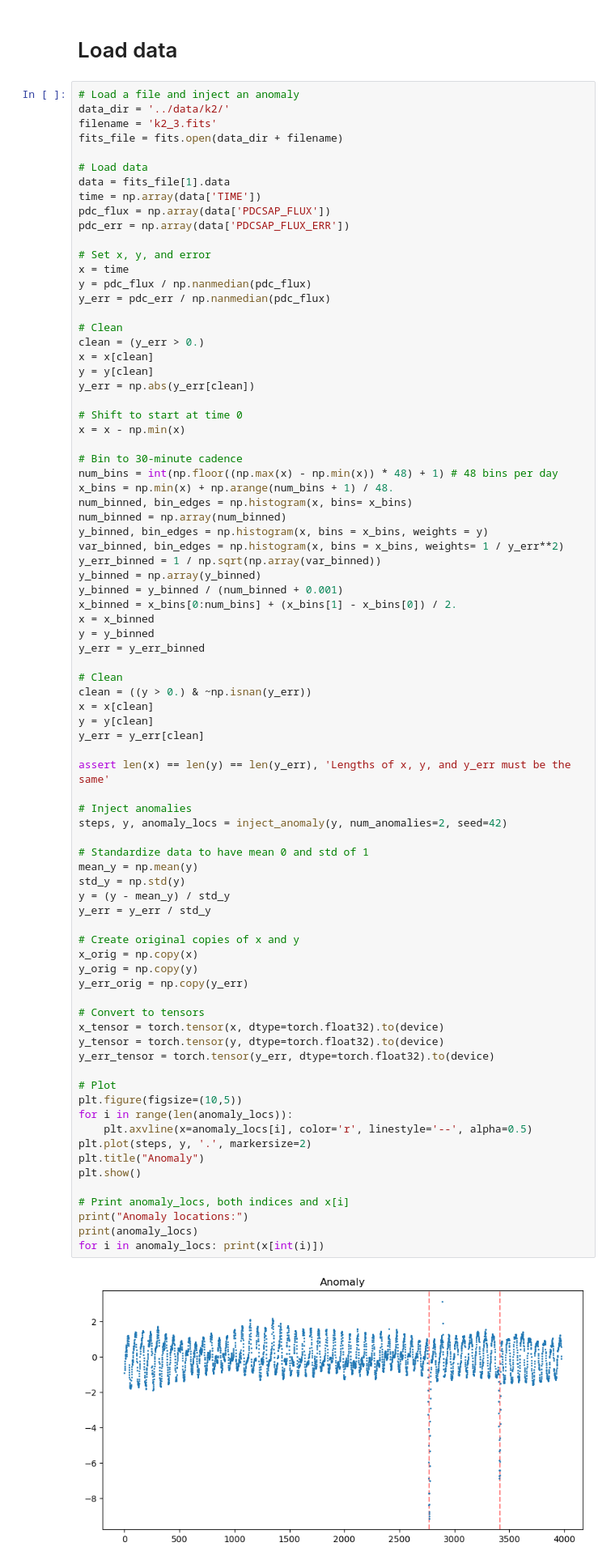
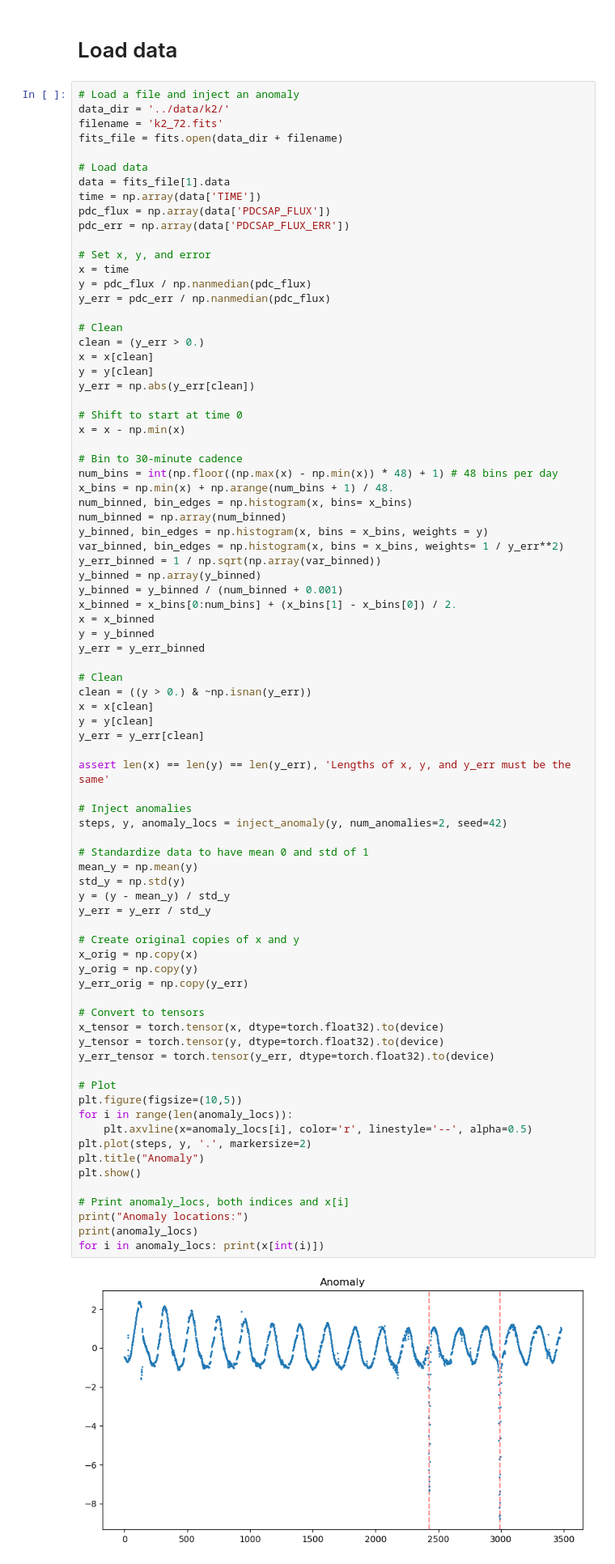
Before and after one commit to linneawolniewicz/dipper-detection, a Jupyter notebook: scripts/explore_gp.ipynb, the cells around one changed output. Shown at 81% size. Drawn from its saved outputs; the diff is of its cells as text.

```diff
--- a/scripts/explore_gp.ipynb
+++ b/scripts/explore_gp.ipynb
@@ -16,7 +16,7 @@ Using device: cuda
 # %%
 # Load a file and inject an anomaly
 data_dir = '../data/k2/'
-filename = 'k2_3.fits'
+filename = 'k2_72.fits'
 fits_file = fits.open(data_dir + filename)
 
 # Load data
@@ -67,32 +67,32 @@ steps, y, anomaly_locs = inject_anomaly(y, num_anomalies=2, seed=42)
 
 # Standardize data to have mean 0 and std of 1
 mean_y = np.mean(y)
 std_y = np.std(y)
 y = (y - mean_y) / std_y
 y_err = y_err / std_y
 
 # Create original copies of x and y
 x_orig = np.copy(x)
 y_orig = np.copy(y)
 y_err_orig = np.copy(y_err)
 
 # Convert to tensors
 x_tensor = torch.tensor(x, dtype=torch.float32).to(device)
 y_tensor = torch.tensor(y, dtype=torch.float32).to(device)
 y_err_tensor = torch.tensor(y_err, dtype=torch.float32).to(device)
 
 # Plot
 plt.figure(figsize=(10,5))
 for i in range(len(anomaly_locs)):
     plt.axvline(x=anomaly_locs[i], color='r', linestyle='--', alpha=0.5)
 plt.plot(steps, y, '.', markersize=2)
 plt.title("Anomaly")
 plt.show()
 
 # Print anomaly_locs, both indices and x[i]
 print("Anomaly locations:")
 print(anomaly_locs)
 for i in anomaly_locs: print(x[int(i)])
 # %% [output]
-[figure, old version]
+[figure, new version]
 Anomaly locations:
```
Also changed, not shown: parts of 4 cells of this notebook, 4 other files.
